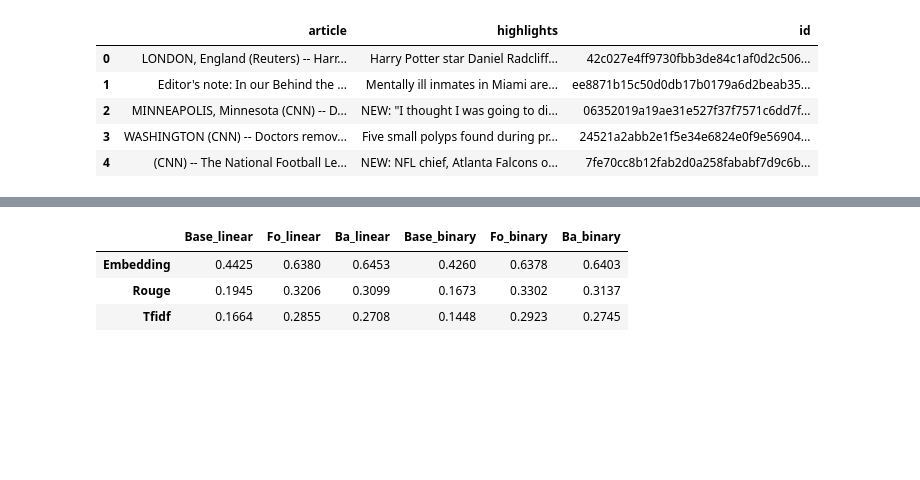
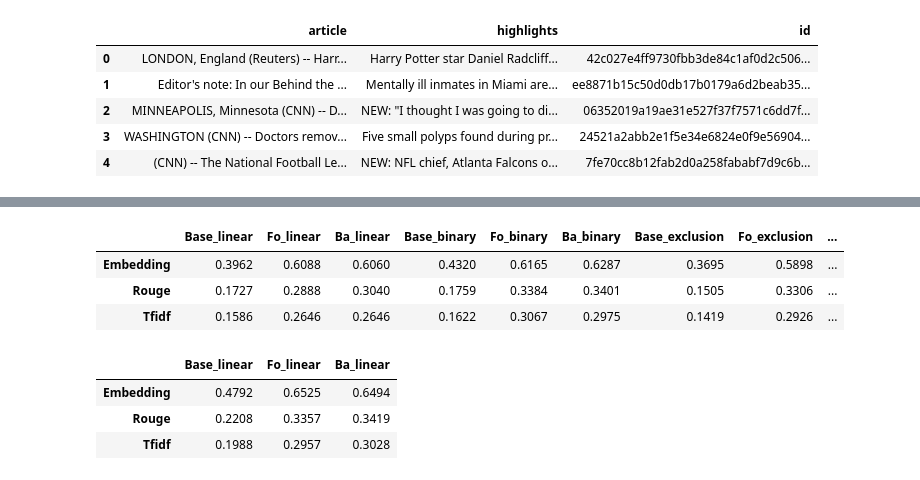
Before and after one commit to strivn/idl-project, a Jupyter notebook: notebooks/new_scoring_citation_experiment_revamp.ipynb, the cells around one changed output, grey strips where cells are left out. Drawn from its saved outputs; the diff is of its cells as text; code cells hidden in the pictures; blank space fills up the shorter version.

```diff
--- a/notebooks/new_scoring_citation_experiment_revamp.ipynb
+++ b/notebooks/new_scoring_citation_experiment_revamp.ipynb
@@ -152,6 +145,7 @@ result_df
 # %% [markdown]
 ## Linear Search
 # %%
-dataset = load_cnn_dataset(num_samples=100)
+dataset = load_cnn_dataset(num_samples=47852)
+#dataset = load_cnn_dataset()
 dataset = pd.DataFrame(dataset)
 # %% [output]
@@ -174,0 +167,6 @@ exclusion_results = exclusion_search_attribution_search(dataset, fo_model, fo_to
+# %%
+#linear_results = linear_attribution_search(dataset, fo_model, fo_tokenizer, ba_model, ba_tokenizer) # 50 - 59.4s
+linear_results = linear_attribution_search(dataset, fo_model, fo_tokenizer, ba_model, ba_tokenizer, sentence_batch_size=500) # 52.4s, 2m30.9s, 6h18m49s
+# %%
+#binary_results = binary_search_attribution_search(dataset, fo_model, fo_tokenizer, ba_model, ba_tokenizer) # 50 - 25.7s
+binary_results = binary_search_attribution_search(dataset, fo_model, fo_tokenizer, ba_model, ba_tokenizer, max_iterations=30, sentence_batch_size=1000) # 35.7s, 7m 47.6s, 5m 15.6s, 5m0.8s
@@ -174,0 +177,3 @@ exclusion_results = exclusion_search_attribution_search(dataset, fo_model, fo_to
+# %%
+#exclusion_results = exclusion_search_attribution_search(dataset, fo_model, fo_tokenizer, ba_model, ba_tokenizer) # 50 - 4m54.5s
+exclusion_results = exclusion_search_attribution_search(dataset, fo_model, fo_tokenizer, ba_model, ba_tokenizer, sentence_batch_size=32) # 3m30.4s
@@ -306,35 +350,50 @@ data = {
     ],
     'Fo_linear': [
         mean_series['fo_emb_similarity_linear'],
         mean_series['fo_rouge_score_linear'],
         mean_series['fo_tfidf_score_linear']
     ],
     'Ba_linear': [
         mean_series['ba_emb_similarity_linear'],
         mean_series['ba_rouge_score_linear'],
         mean_series['ba_tfidf_score_linear']
     ],
     'Base_binary': [
         mean_series['base_emb_similarity_binary'],
         mean_series['base_rouge_score_binary'],
         mean_series['base_tfidf_score_binary']
     ],
     'Fo_binary': [
         mean_series['fo_emb_similarity_binary'],
         mean_series['fo_rouge_score_binary'],
         mean_series['fo_tfidf_score_binary']
     ],
     'Ba_binary': [
         mean_series['ba_emb_similarity_binary'],
         mean_series['ba_rouge_score_binary'],
         mean_series['ba_tfidf_score_binary']
-    ]
+    ],
+    'Base_exclusion': [
+        mean_series['base_emb_similarity_exclusion'],
+        mean_series['base_rouge_score_exclusion'],
+        mean_series['base_tfidf_score_exclusion']
+    ],
+    'Fo_exclusion': [
+        mean_series['fo_emb_similarity_exclusion'],
+        mean_series['fo_rouge_score_exclusion'],
+        mean_series['fo_tfidf_score_exclusion']
+    ],
+    'Ba_exclusion': [
+        mean_series['ba_emb_similarity_exclusion'],
+        mean_series['ba_rouge_score_exclusion'],
+        mean_series['ba_tfidf_score_exclusion']
+    ],
 }
 
 table_df = pd.DataFrame(data, index=['Embedding', 'Rouge', 'Tfidf'])
 table_df
 # %% [output]
-|  | Base_linear | Fo_linear | Ba_linear | Base_binary | Fo_binary | Ba_binary |
-| Embedding | 0.4425 | 0.6380 | 0.6453 | 0.4260 | 0.6378 | 0.6403 |
-| Rouge | 0.1945 | 0.3206 | 0.3099 | 0.1673 | 0.3302 | 0.3137 |
-| Tfidf | 0.1664 | 0.2855 | 0.2708 | 0.1448 | 0.2923 | 0.2745 |
+|  | Base_linear | Fo_linear | Ba_linear | Base_binary | Fo_binary | Ba_binary | Base_exclusion | Fo_exclusion | ... |
+| Embedding | 0.3962 | 0.6088 | 0.6060 | 0.4320 | 0.6165 | 0.6287 | 0.3695 | 0.5898 | ... |
+| Rouge | 0.1727 | 0.2888 | 0.3040 | 0.1759 | 0.3384 | 0.3401 | 0.1505 | 0.3306 | ... |
+| Tfidf | 0.1586 | 0.2646 | 0.2646 | 0.1622 | 0.3067 | 0.2975 | 0.1419 | 0.2926 | ... |
@@ -340,0 +424,7 @@ table_df
+# %%
+table_df
+# %% [output]
+|  | Base_linear | Fo_linear | Ba_linear |
+| Embedding | 0.4792 | 0.6525 | 0.6494 |
+| Rouge | 0.2208 | 0.3357 | 0.3419 |
+| Tfidf | 0.1988 | 0.2957 | 0.3028 |
```
Also changed, not shown: parts of 22 cells of this notebook, 15 other files.
